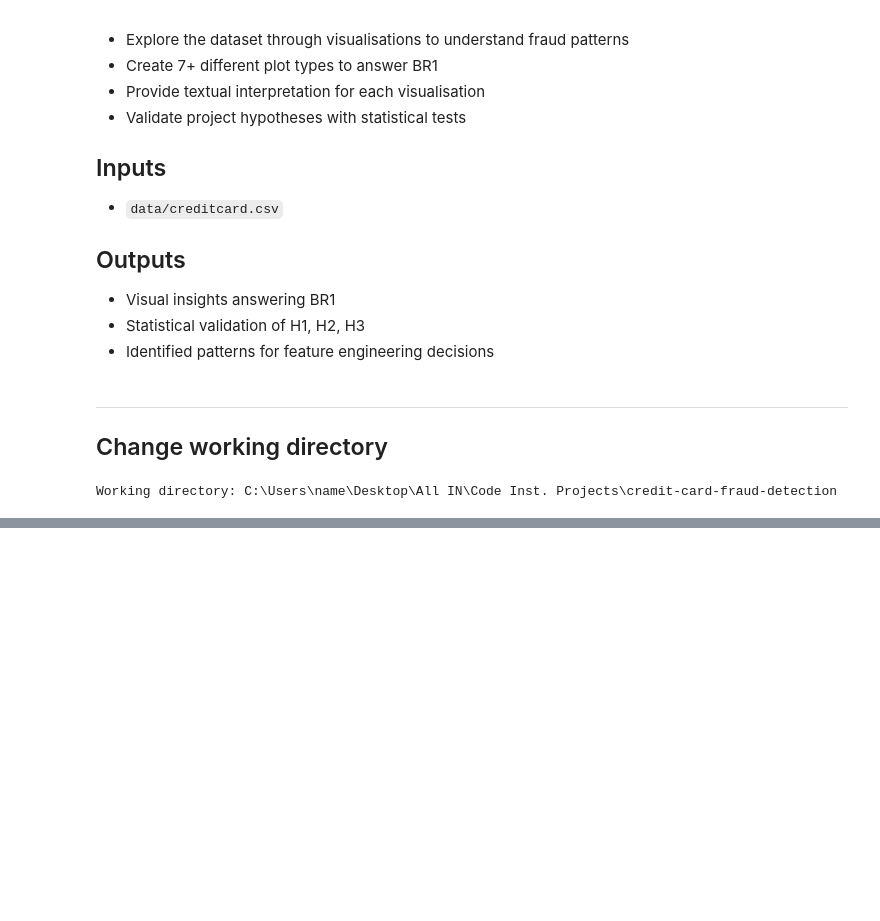
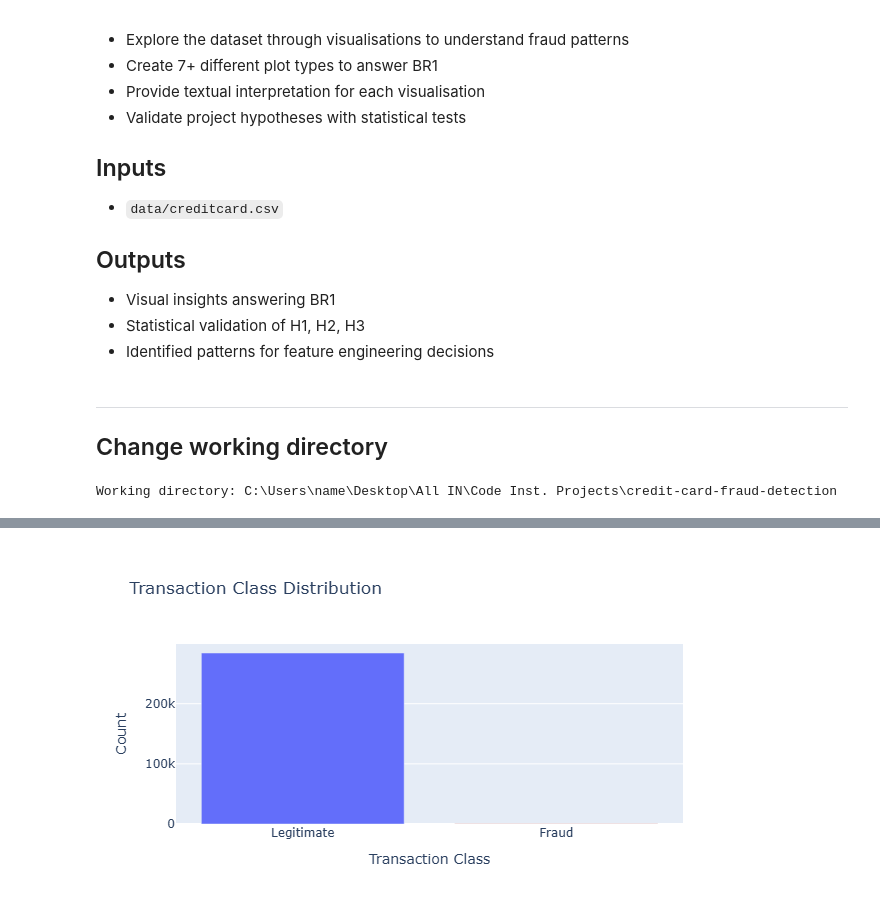
Before and after one commit to SteveDok22/credit-card-fraud-detection, a Jupyter notebook: notebooks/02_DataVisualization.ipynb, the cells around one changed output, grey strips where cells are left out. Drawn from its saved outputs; the diff is of its cells as text; code cells hidden in the pictures; blank space fills up the shorter version.

Commit message:
feat: add class distribution bar chart
Added:
- Plot 1: Class Distribution visualization
- Plotly bar chart for fraud vs legitimate
- Imbalance analysis setup

```diff
--- a/notebooks/02_DataVisualization.ipynb
+++ b/notebooks/02_DataVisualization.ipynb
@@ -44,0 +50,15 @@ ModuleNotFoundError: No module named 'plotly'
+# %%
+class_counts = df['Class'].value_counts()
+
+fig = px.bar(
+    x=['Legitimate', 'Fraud'],
+    y=class_counts.values,
+    color=['Legitimate', 'Fraud'],
+    color_discrete_map={'Legitimate': '#636EFA', 'Fraud': '#EF553B'},
+    labels={'x': 'Transaction Class', 'y': 'Count'},
+    title='Transaction Class Distribution'
+)
+fig.update_layout(showlegend=False)
+fig.show()
+# %% [output]
+[figure, added]
```
Also changed, not shown: parts of 2 cells of this notebook.
